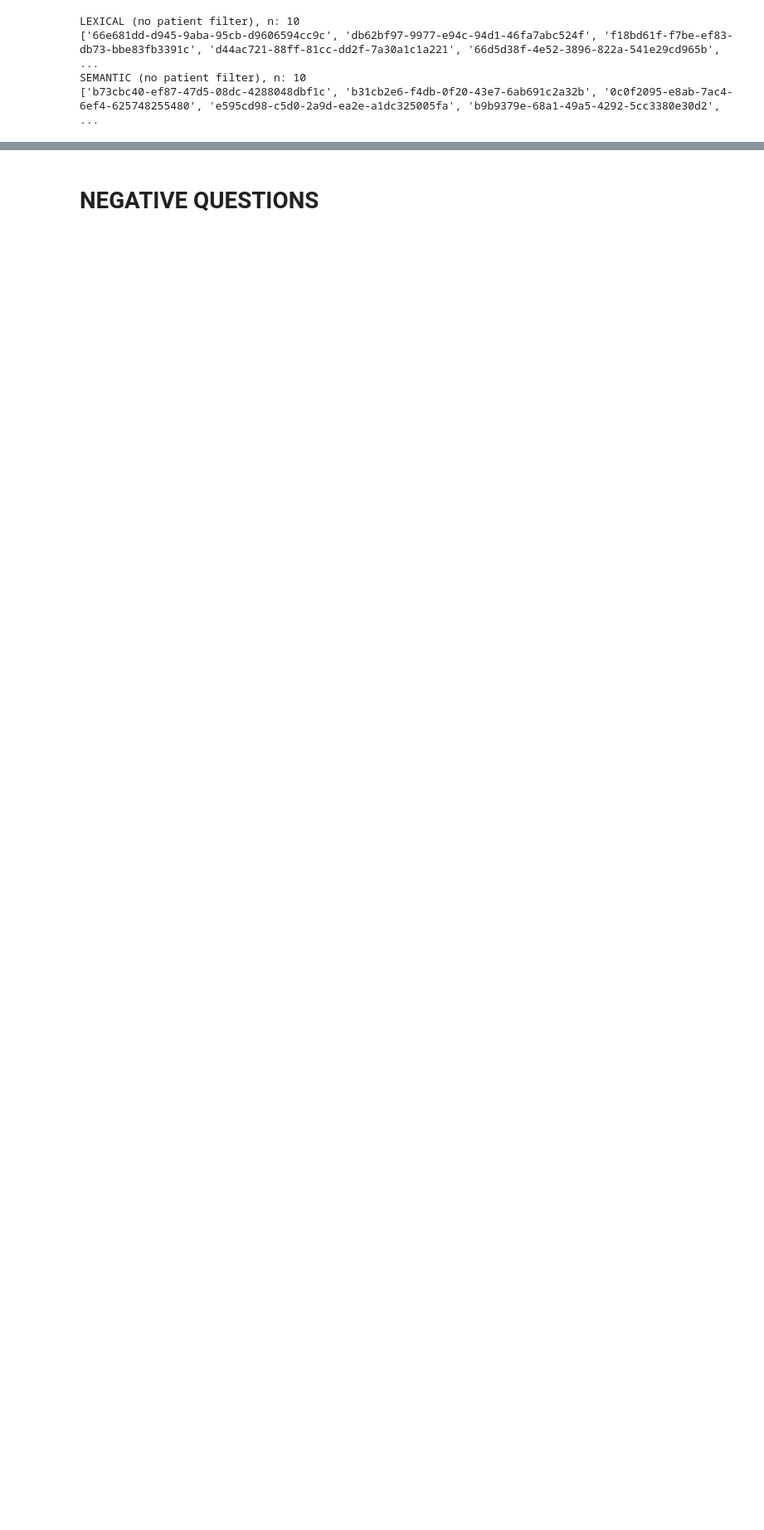
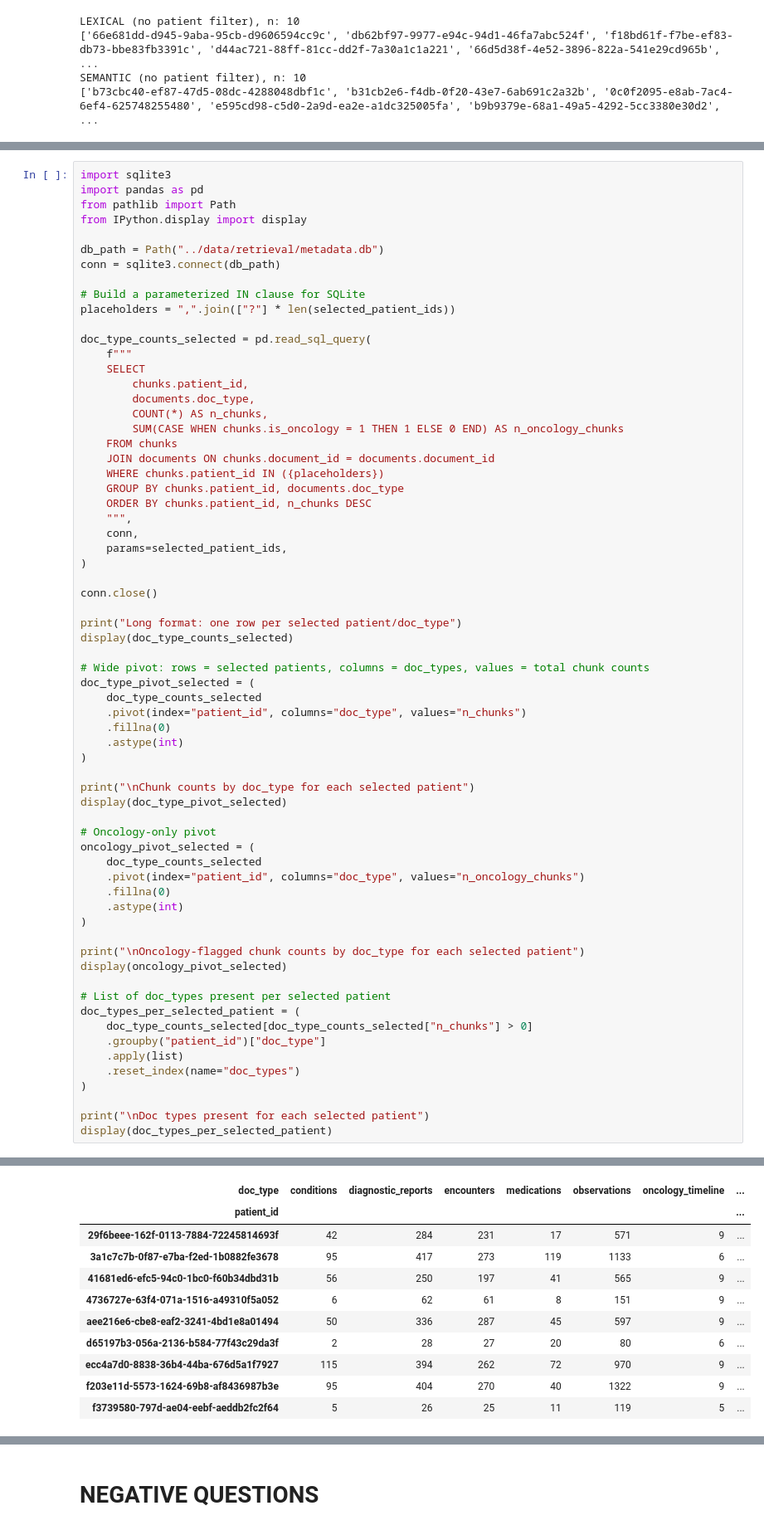
Before and after one commit to btomaszewicz/llm-zoomcamp-capstone-project, a Jupyter notebook: notebooks/rag_eval_cost.ipynb, the cells around one changed output, grey strips where cells are left out. Shown at 83% size. Drawn from its saved outputs; the diff is of its cells as text; blank space fills up the shorter version.

```diff
--- a/notebooks/rag_eval_cost.ipynb
+++ b/notebooks/rag_eval_cost.ipynb
@@ -2052,0 +2356,67 @@ SEMANTIC (no patient filter), n: 10
+# %%
+import sqlite3
+import pandas as pd
+from pathlib import Path
+from IPython.display import display
+
+db_path = Path("../data/retrieval/metadata.db")
+conn = sqlite3.connect(db_path)
+
+# Build a parameterized IN clause for SQLite
+placeholders = ",".join(["?"] * len(selected_patient_ids))
+
+doc_type_counts_selected = pd.read_sql_query(
+    f"""
+    SELECT
+        chunks.patient_id,
+        documents.doc_type,
+        COUNT(*) AS n_chunks,
+        SUM(CASE WHEN chunks.is_oncology = 1 THEN 1 ELSE 0 END) AS n_oncology_chunks
+    FROM chunks
+    JOIN documents ON chunks.document_id = documents.document_id
+    WHERE chunks.patient_id IN ({placeholders})
+    GROUP BY chunks.patient_id, documents.doc_type
+    ORDER BY chunks.patient_id, n_chunks DESC
+    """,
+    conn,
+    params=selected_patient_ids,
+)
+
+conn.close()
+
+print("Long format: one row per selected patient/doc_type")
+display(doc_type_counts_selected)
+
+# Wide pivot: rows = selected patients, columns = doc_types, values = total chunk counts
+doc_type_pivot_selected = (
+    doc_type_counts_selected
+    .pivot(index="patient_id", columns="doc_type", values="n_chunks")
+    .fillna(0)
+    .astype(int)
+)
+
+print("\nChunk counts by doc_type for each selected patient")
+display(doc_type_pivot_selected)
+
+# Oncology-only pivot
+oncology_pivot_selected = (
+    doc_type_counts_selected
+    .pivot(index="patient_id", columns="doc_type", values="n_oncology_chunks")
+    .fillna(0)
+    .astype(int)
+)
+
+print("\nOncology-flagged chunk counts by doc_type for each selected patient")
+display(oncology_pivot_selected)
+
+# List of doc_types present per selected patient
+doc_types_per_selected_patient = (
+    doc_type_counts_selected[doc_type_counts_selected["n_chunks"] > 0]
+    .groupby("patient_id")["doc_type"]
+    .apply(list)
+    .reset_index(name="doc_types")
+)
+
+print("\nDoc types present for each selected patient")
+display(doc_types_per_selected_patient)
+# %% [output]
@@ -2052,0 +2438,11 @@ SEMANTIC (no patient filter), n: 10
+| doc_type | conditions | diagnostic_reports | encounters | medications | observations | oncology_timeline | ... |
+| patient_id |  |  |  |  |  |  | ... |
+| 29f6beee-162f-0113-7884-72245814693f | 42 | 284 | 231 | 17 | 571 | 9 | ... |
+| 3a1c7c7b-0f87-e7ba-f2ed-1b0882fe3678 | 95 | 417 | 273 | 119 | 1133 | 6 | ... |
+| 41681ed6-efc5-94c0-1bc0-f60b34dbd31b | 56 | 250 | 197 | 41 | 565 | 9 | ... |
+| 4736727e-63f4-071a-1516-a49310f5a052 | 6 | 62 | 61 | 8 | 151 | 9 | ... |
+| aee216e6-cbe8-eaf2-3241-4bd1e8a01494 | 50 | 336 | 287 | 45 | 597 | 9 | ... |
+| d65197b3-056a-2136-b584-77f43c29da3f | 2 | 28 | 27 | 20 | 80 | 6 | ... |
+| ecc4a7d0-8838-36b4-44ba-676d5a1f7927 | 115 | 394 | 262 | 72 | 970 | 9 | ... |
+| f203e11d-5573-1624-69b8-af8436987b3e | 95 | 404 | 270 | 40 | 1322 | 9 | ... |
+| f3739580-797d-ae04-eebf-aeddb2fc2f64 | 5 | 26 | 25 | 11 | 119 | 5 | ... |
```
Also changed, not shown: parts of 31 cells of this notebook, 1 other file.
